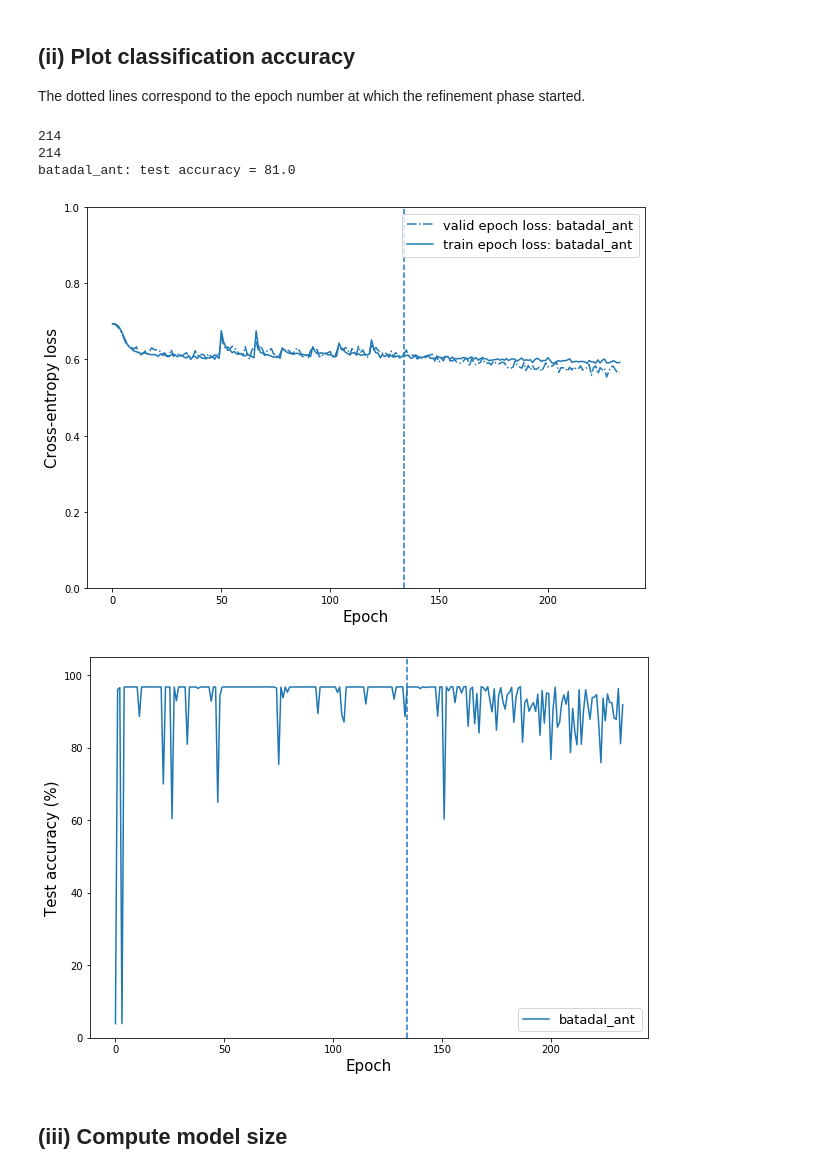
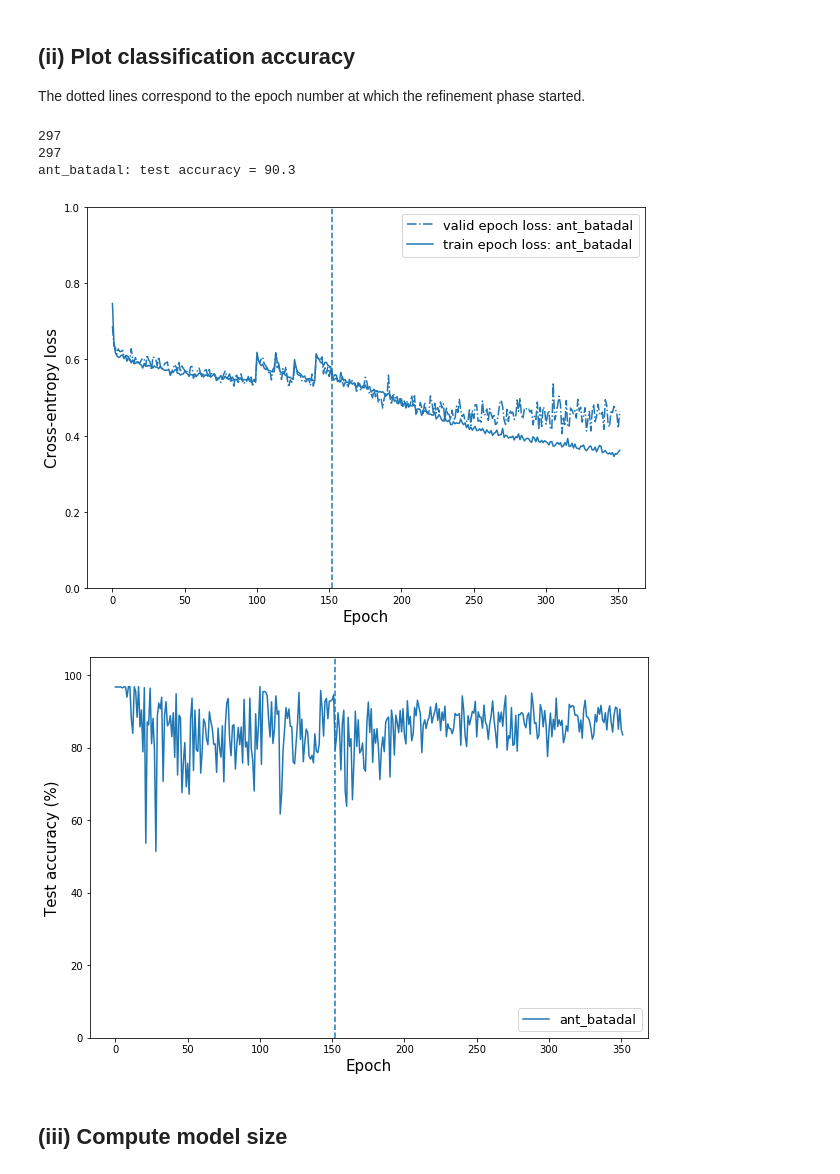
Before and after one commit to 404alex/AdaptiveNeuralTrees, a Jupyter notebook: notebooks/BATADAL.ipynb, the cells around one changed output. Cells and saved outputs as stored; diff of their text form; code cells hidden in the pictures.

```diff
--- a/notebooks/BATADAL.ipynb
+++ b/notebooks/BATADAL.ipynb
@@ -61,20 +25,20 @@ It takes less than 3 hours on a single Titan X GPU.
 ## (ii) Plot classification accuracy
 The dotted lines correspond to the epoch number at which the refinement phase started.
 # %%
-exp_dir = './../experiments/batadal/linerDemo/'
-models_list = ['batadal_ant']
+exp_dir = './../experiments/batadal/demoLast/'
+models_list = ['ant_batadal']
 
 records_file_list = [exp_dir + model_name + '/checkpoints/records.json' for model_name in models_list]
 model_files = [exp_dir + model_name + '/checkpoints/model.pth' for model_name in models_list]
 
 visualisation.plot_performance(records_file_list, models_list, ymax = 1.0, figsize=(10,7), finetune_position=True)
 visualisation.plot_accuracy(records_file_list, models_list, figsize=(10,7), ymin=0, ymax=105, finetune_position=True)
 # %% [output]
-214
-214
-batadal_ant: test accuracy = 81.0
+297
+297
+ant_batadal: test accuracy = 90.3
-[figure, old version]
+[figure, new version]
-[figure, old version]
+[figure, new version]
 # %% [markdown]
 ## (iii) Compute model size
 # %%
```
Also changed, not shown: parts of 2 cells of this notebook, 2 other files.
